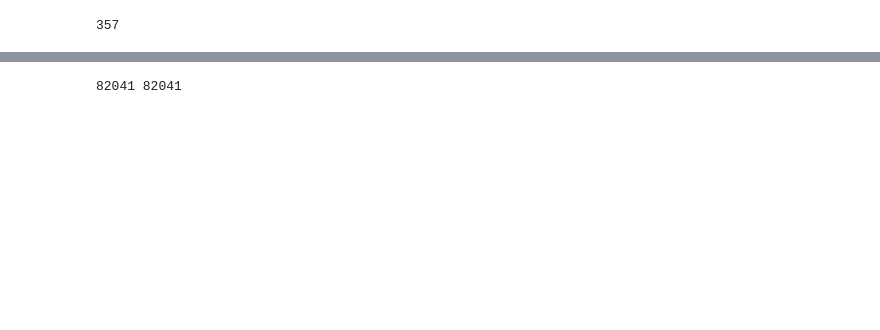
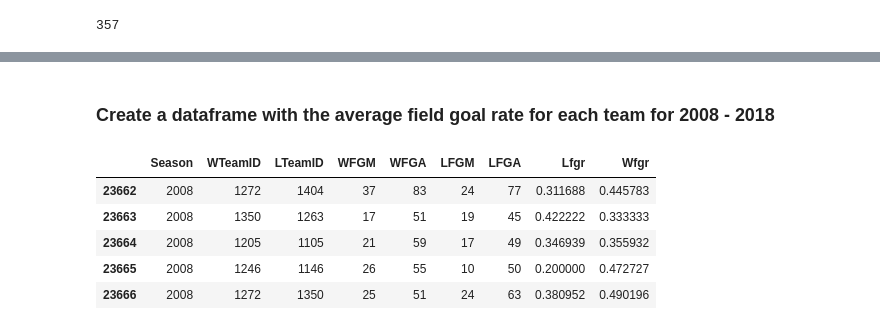
Before and after one commit to merlej/basketball-prediction, a Jupyter notebook: basketball_data_cleaning.ipynb, the cells around one changed output, grey strips where cells are left out. Saved outputs shown, nothing was run; the diff lists cells and outputs as text; code cells hidden in the pictures; blank space fills up the shorter version.

```diff
--- a/basketball_data_cleaning.ipynb
+++ b/basketball_data_cleaning.ipynb
@@ -226,24 +180,0 @@ team_ranks_df.head()
-# %%
-# Add a column with the team rank to seasons_data
-w_rank_list = []
-l_rank_list = []
-
-for i in seasons_data.index:
-    s = seasons_data.Season[i] # the year
-    w = seasons_data.WTeamID[i] # winning team id
-    l = seasons_data.LTeamID[i] # losing team id
-    if w in team_ranks_df.index:
-        w_rank = team_ranks_df.loc[w]
-        w_rank_list.append(w_rank)
-    elif w not in team_ranks_df.index:
-        w_rank_list.append(np.nan)
-
-    if l in team_ranks_df.index:
-        l_rank = team_ranks_df.loc[l]
-        l_rank_list.append(l_rank)
-    elif l not in team_ranks_df.index:
-        l_rank_list.append(np.nan)
-
-print(len(w_rank_list), len(l_rank_list))
-# %% [output]
-82041 82041
@@ -262,0 +181,16 @@ lfgr3 = fn.create_rate_column(seasons_data, 'Season', 'LTeamID', 'LFGM3', 'LFGA3
+# %% [markdown]
+### Create a dataframe with the average field goal rate for each team for 2008 - 2018
+# %%
+# Extract the data needed
+fg_data = seasons_data[seasons_data.Season>2007][['Season', 'WTeamID', 'LTeamID', 'WFGM', 'WFGA', 'LFGM', 'LFGA']]
+
+fg_data['Lfgr'] = fg_data.LFGM/fg_data.LFGA
+fg_data['Wfgr'] = fg_data.WFGM/fg_data.WFGA
+fg_data.head()
+# %% [output]
+|  | Season | WTeamID | LTeamID | WFGM | WFGA | LFGM | LFGA | Lfgr | Wfgr |
+| 23662 | 2008 | 1272 | 1404 | 37 | 83 | 24 | 77 | 0.311688 | 0.445783 |
+| 23663 | 2008 | 1350 | 1263 | 17 | 51 | 19 | 45 | 0.422222 | 0.333333 |
+| 23664 | 2008 | 1205 | 1105 | 21 | 59 | 17 | 49 | 0.346939 | 0.355932 |
+| 23665 | 2008 | 1246 | 1146 | 26 | 55 | 10 | 50 | 0.200000 | 0.472727 |
+| 23666 | 2008 | 1272 | 1350 | 25 | 51 | 24 | 63 | 0.380952 | 0.490196 |
```
Also changed, not shown: parts of 27 cells of this notebook.
